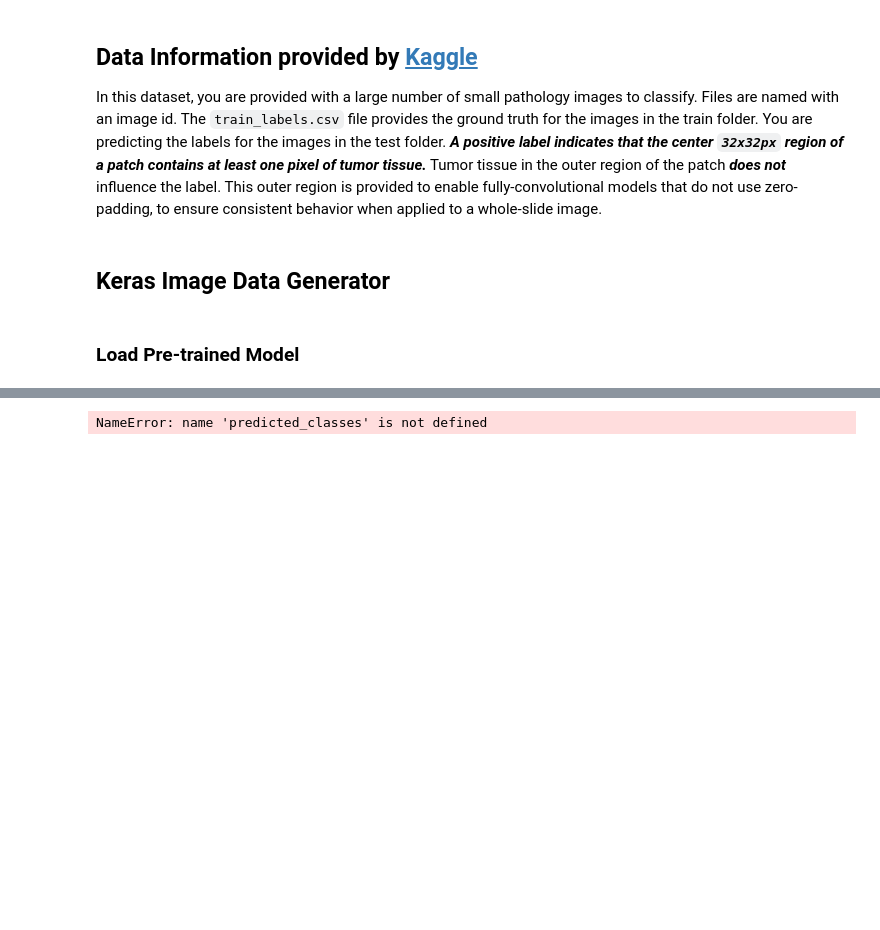
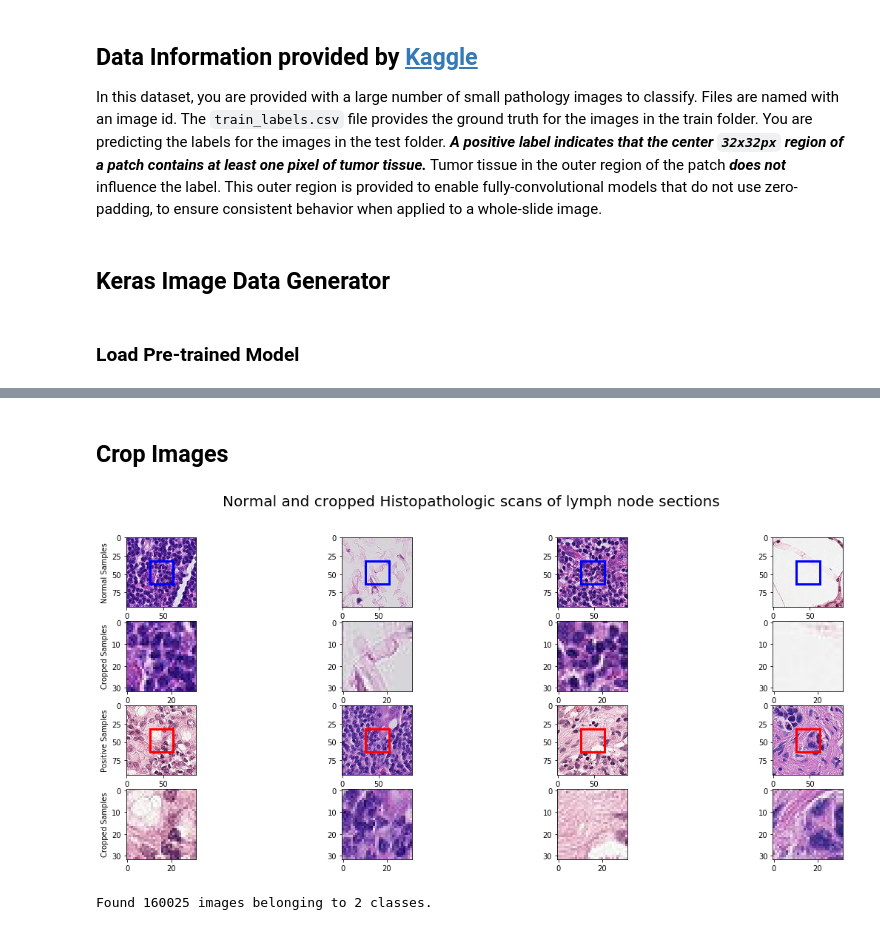
Before and after one commit to FarzamTP/Histopathologic-Cancer-Detection, a Jupyter notebook: main.ipynb, the cells around one changed output, grey strips where cells are left out. Saved outputs shown, nothing was run; the diff lists cells and outputs as text; code cells hidden in the pictures; blank space fills up the shorter version.

```diff
--- a/main.ipynb
+++ b/main.ipynb
@@ -22,10 +27,10 @@ from sklearn.model_selection import train_test_split
 # %%
-TRAIN_PATH = "./dataset/train/"
+TRAIN_PATH = "./dataset/Splitted/train/"
 TEST_PATH = "./dataset/test/"
 IMG_WIDTH, IMG_HEIGHT = 96, 96
 # Between 1 and 220025
 NUMBER_OF_SAMPLES = 200000
-BATCH_SIZE = 4
+BATCH_SIZE = 128
 FILE_NAME = str(int(NUMBER_OF_SAMPLES / 1000)) + f'K-{IMG_WIDTH}x{IMG_HEIGHT}.npy'
 LOAD_MATRICES = False
 USE_GENERATOR = True
@@ -74,10 +87,10 @@ ax[1, 0].set_ylabel("Positive Tumor Samples", size='large')
 
 for i in range(5):
     # Negative Tumor Tissue Sample
-    random_negative_sample = negative_tumor_samples.iloc[random.randint(0, number_of_negative_tumor_samples)]
-    random_negative_sample_id = random_negative_sample.id
-    random_negative_sample_label = random_negative_sample.label
-    random_negative_sample_path = os.path.join(TRAIN_PATH, random_negative_sample_id) + '.tif'
+    random_negative_sample = os.listdir(os.path.join(TRAIN_PATH, "0"))[random.randint(0, len(os.listdir(os.path.join(TRAIN_PATH, "0"))))]
+    random_negative_sample_id = random_negative_sample.split(".")[0]
+    random_negative_sample_label = "0"
+    random_negative_sample_path = os.path.join(TRAIN_PATH, "0", random_negative_sample_id) + '.tif'
     random_negative_img = cv2.imread(random_negative_sample_path)
     random_negative_img = cv2.cvtColor(random_negative_img, cv2.COLOR_BGR2RGB)
     rect = patches.Rectangle((32, 32), 32, 32, linewidth=3, edgecolor='b', facecolor='none')
@@ -85,10 +98,10 @@ for i in range(5):
     ax[0, i].imshow(random_negative_img)
 
     # Positive Tumor Tissue Samples
-    random_positive_sample = positive_tumor_samples.iloc[random.randint(0, number_of_posive_tumor_samples)]
-    random_positive_sample_id = random_positive_sample.id
-    random_positive_sample_label = random_positive_sample.label
-    random_positive_sample_path = os.path.join(TRAIN_PATH, random_positive_sample_id) + '.tif'
+    random_positive_sample = os.listdir(os.path.join(TRAIN_PATH, "1"))[random.randint(0, len(os.listdir(os.path.join(TRAIN_PATH, "1"))))]
+    random_positive_sample_id = random_positive_sample.split(".")[0]
+    random_positive_sample_label = "1"
+    random_positive_sample_path = os.path.join(TRAIN_PATH, "1", random_positive_sample_id) + '.tif'
     random_positive_img = cv2.imread(random_positive_sample_path)
     random_positive_img = cv2.cvtColor(random_positive_img, cv2.COLOR_BGR2RGB)
     rect = patches.Rectangle((32, 32), 32, 32, linewidth=3, edgecolor='r', facecolor='none')
@@ -379,7 +386,49 @@ def create_and_submit_csv_file(predicted_classes, filenames):
         print("Submission.csv file created!")
         !./submit_csv.sh Image-Data-Generator
     return
+# %% [markdown]
+## Crop Images
+# %%
+fig, ax = plt.subplots(4, 4, figsize=(20, 8))
+
+fig.suptitle('Normal and cropped Histopathologic scans of lymph node sections',fontsize=20)
+
+ax[0, 0].set_ylabel("Normal Samples")
+ax[1, 0].set_ylabel("Cropped Samples")
+ax[2, 0].set_ylabel("Positive Samples")
+ax[3, 0].set_ylabel("Cropped Samples")
+
+for i in range(4):
+    # Negative Tumor Tissue Sample
+    random_negative_sample = os.listdir(os.path.join(TRAIN_PATH, "0"))[random.randint(0, len(os.listdir(os.path.join(TRAIN_PATH, "0"))))]
+    random_negative_sample_id = random_negative_sample.split(".")[0]
+    random_negative_sample_label = "0"
+    random_negative_sample_path = os.path.join(TRAIN_PATH, "0", random_negative_sample_id) + '.tif'
+    random_negative_img = cv2.imread(random_negative_sample_path)
+    random_negative_img = cv2.cvtColor(np.array(random_negative_img), cv2.COLOR_BGR2RGB)
+    rect = patches.Rectangle((32, 32), 32, 32, linewidth=3, edgecolor='b', facecolor='none')
+    ax[0, i].add_patch(rect)
+    ax[0, i].imshow(random_negative_img)
+
+    # Cropped Negative Samples
+    cropped_image_tensor = crop_to_bounding_box(random_negative_img, 32, 32, 32, 32)
+    ax[1, i].imshow(cropped_image_tensor)
+
+    # Positive Tumor Tissue Samples
+    random_positive_sample = os.listdir(os.path.join(TRAIN_PATH, "1"))[random.randint(0, len(os.listdir(os.path.join(TRAIN_PATH, "1"))))]
+    random_positive_sample_id = random_positive_sample.split(".")[0]
+    random_positive_sample_label = "1"
+    random_positive_sample_path = os.path.join(TRAIN_PATH, "1", random_positive_sample_id) + '.tif'
+    random_positive_img = cv2.imread(random_positive_sample_path)
+    random_positive_img = cv2.cvtColor(np.array(random_positive_img), cv2.COLOR_BGR2RGB)
+    rect = patches.Rectangle((32, 32), 32, 32, linewidth=3, edgecolor='r', facecolor='none')
+    ax[2, i].imshow(random_positive_img)
+    ax[2, i].add_patch(rect)
+
+    # Cropped Positive Samples
+    cropped_image_tensor = crop_to_bounding_box(random_positive_img, 32, 32, 32, 32)
+    ax[3, i].imshow(cropped_image_tensor)
+# %% [output]
+[figure, added]
 # %%
-create_and_submit_csv_file(predicted_classes, filenames)
+# create_and_submit_csv_file(predicted_classes, filenames)
-# %% [output]
-NameError: name 'predicted_classes' is not defined
@@ -385,0 +455,8 @@ NameError: name 'predicted_classes' is not defined
+# %%
+train_generator = train_datagen.flow_from_directory(
+        './dataset/Cropped/train/',
+        target_size=(32, 32),
+        batch_size=BATCH_SIZE,
+        class_mode='binary')
+# %% [output]
+Found 160025 images belonging to 2 classes.
```
Also changed, not shown: parts of 20 cells of this notebook, 3 other files.
